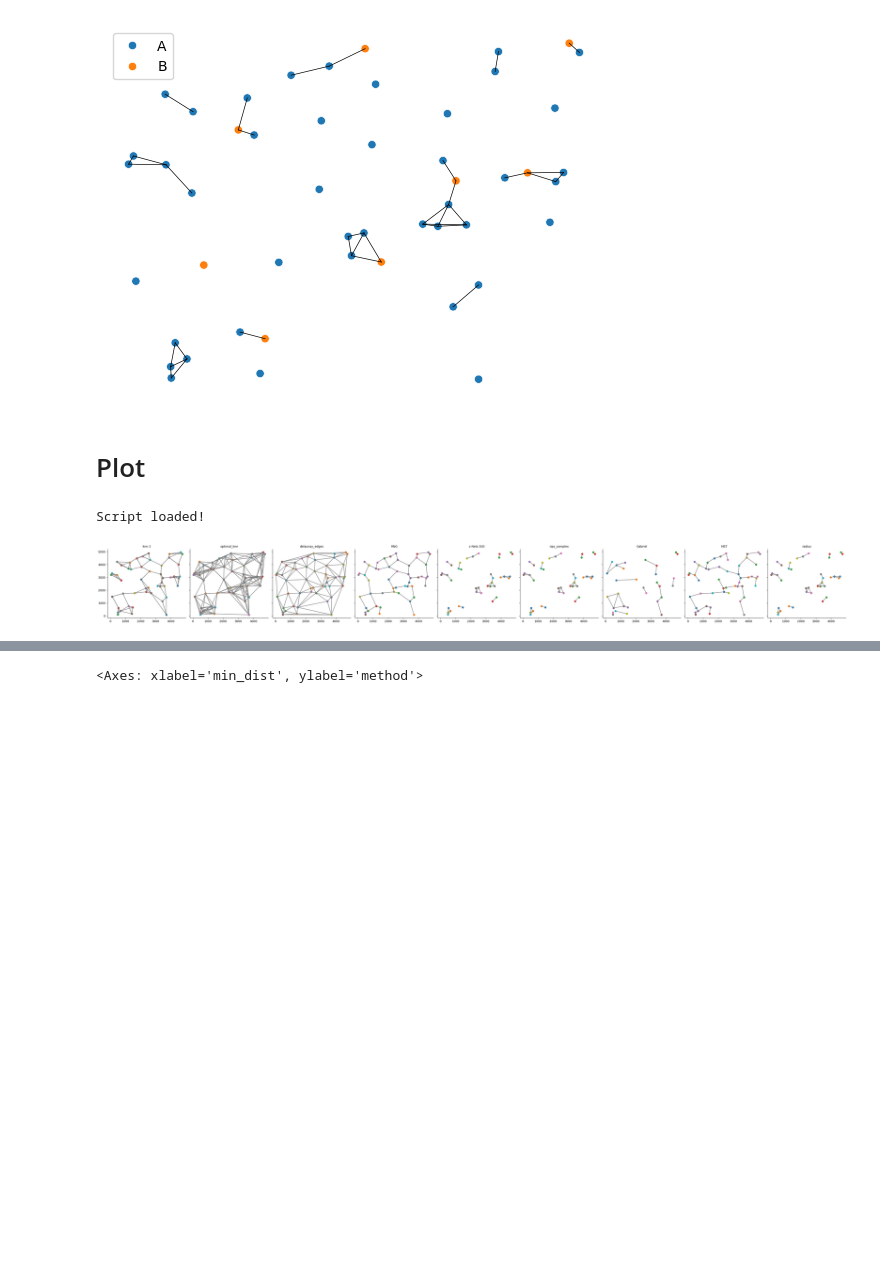
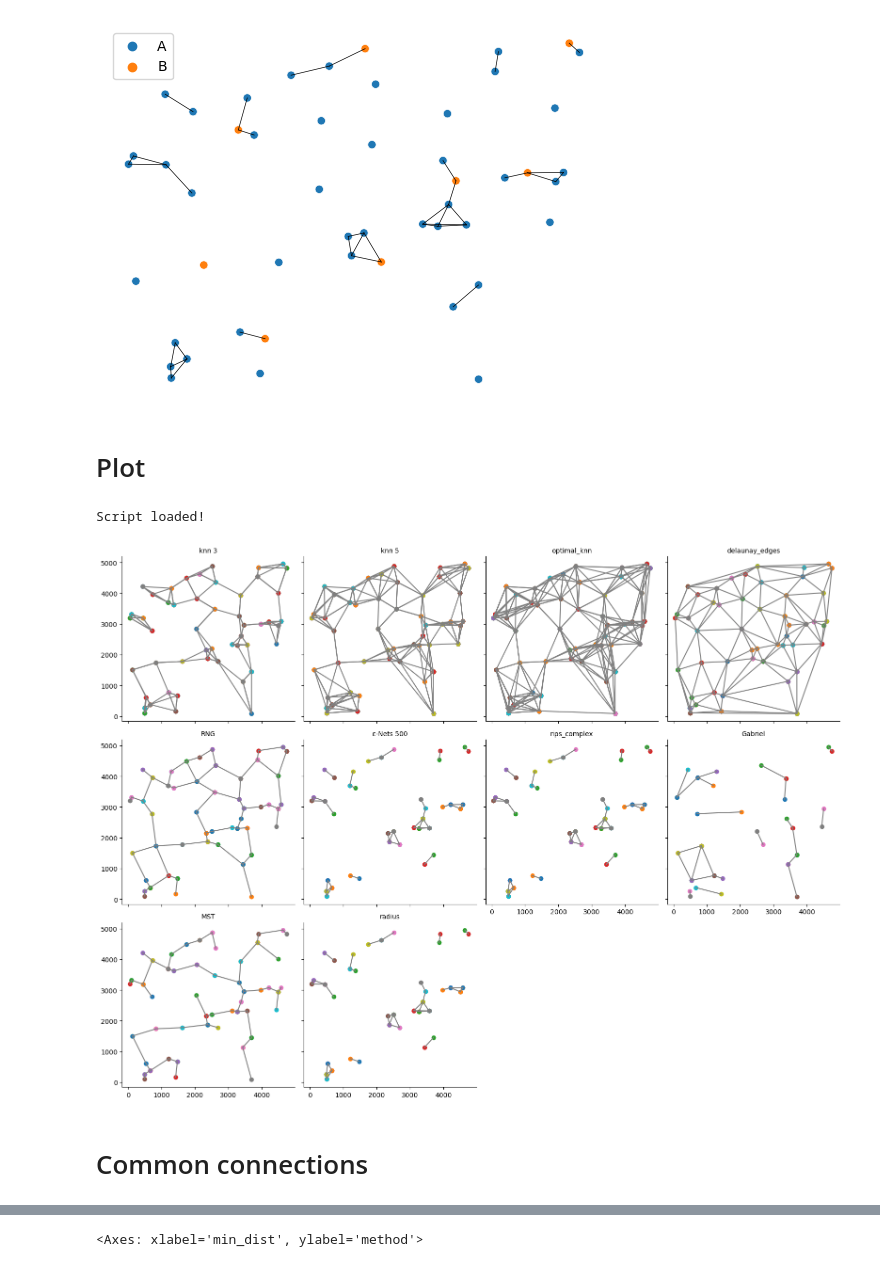
Before and after one commit to mouneem/Spatial-Omics-Networks-Benchmark-, a Jupyter notebook: pipelines/1 - Network Construction.ipynb, the cells around one changed output, grey strips where cells are left out. Cells and saved outputs as stored; diff of their text form; code cells hidden in the pictures; blank space fills up the shorter version.

Commit message:
Edges and Distance

```diff
--- a/pipelines/1 - Network Construction.ipynb
+++ b/pipelines/1 - Network Construction.ipynb
@@ -118,35 +118,37 @@ Script loaded!
 # %%
 importlib.reload(SpAn)
 
 points = nodes_01.iloc[:,[0,1]]
 types = nodes_01.iloc[:,2].values
 
 edges_dict = {
     'knn 3': knn_edges,
-    # 'knn 5': knn5_edges,
+    'knn 5': knn5_edges,
     'optimal_knn': optimal_knn_edges,
     'delaunay_edges': delaunay_edges,
     'RNG': rng_edges,
     'ε-Nets 500': EpsNet_edges,
     'rips_complex': rips_complex_edges,
     'Gabriel': gabriel_edges,
     'MST': mst_edges,
     'radius': radius_edges,
 
 }
 
 
 edges_data = []
 for method, edges in edges_dict.items():
     for edge in edges:
         row = {'method': method, 'x1': points.iloc[edge[0], 0], 'y1': points.iloc[edge[0], 1], 'x2': points.iloc[edge[1], 0], 'y2': points.iloc[edge[1], 1], 'source':edge[0], 'target':edge[1]}
         edges_data.append(row)
 edges_df = pd.DataFrame(edges_data)
 
-SpAn.plot_facetgrid_networks(edges_df, col_wrap = 10)
+SpAn.plot_facetgrid_networks(edges_df, col_wrap = 4)
 # %% [output]
 Script loaded!
-[figure, old version]
+[figure, new version]
+# %% [markdown]
+# Common connections
 # %%
 import random
 
```
Also changed, not shown: 15 other files.
